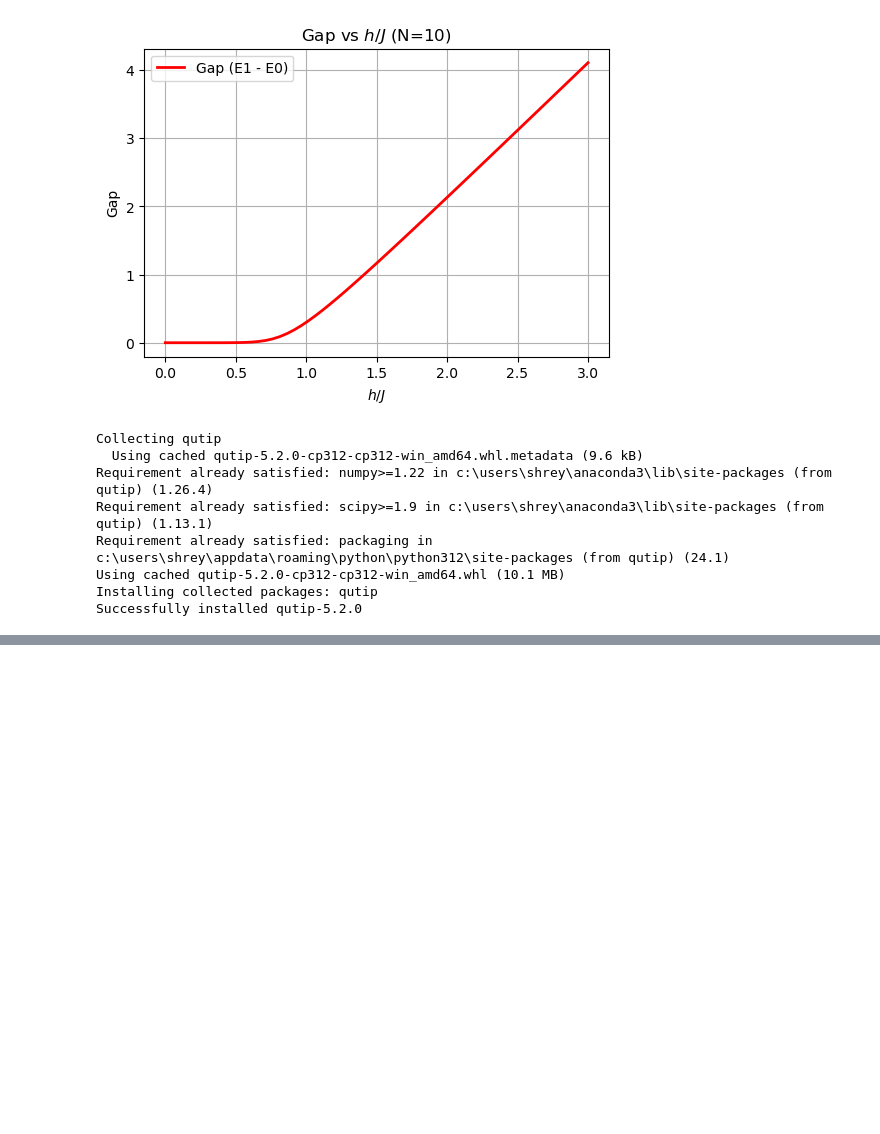
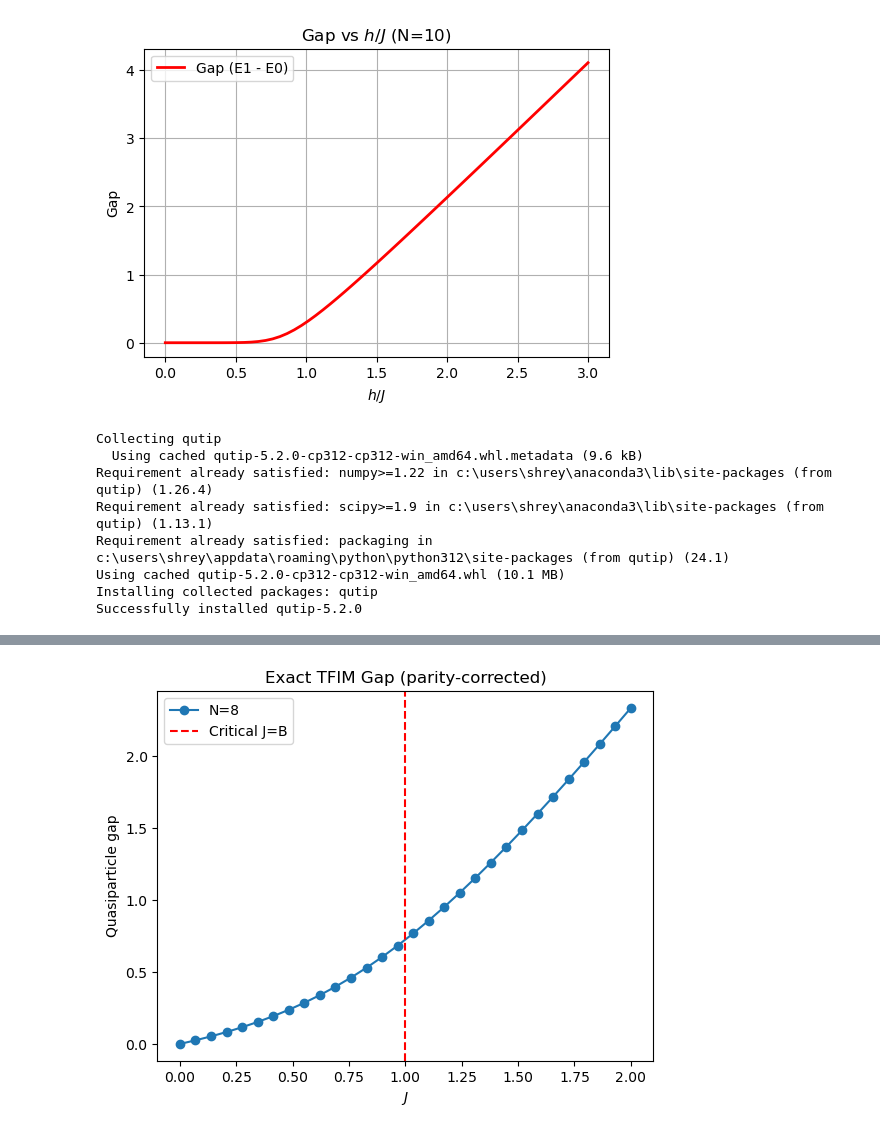
Before and after one commit to Shreyas-phys/Many-body-Dynamics, a Jupyter notebook: python code/ED.ipynb, the cells around one changed output, grey strips where cells are left out. Saved outputs shown, nothing was run; the diff lists cells and outputs as text; code cells hidden in the pictures; blank space fills up the shorter version.

```diff
--- a/python code/ED.ipynb
+++ b/python code/ED.ipynb
@@ -308,0 +428,16 @@ Successfully installed qutip-5.2.0
+# %%
+import matplotlib.pyplot as plt
+
+N = 8
+J_vals = np.linspace(0.0, 2.0, 30)
+gaps = [quasiparticle_gap(N, J, B=1.0) for J in J_vals]
+
+plt.plot(J_vals, gaps, 'o-', label=f"N={N}")
+plt.axvline(1.0, color="red", linestyle="--", label="Critical J=B")
+plt.xlabel(r"$J$")
+plt.ylabel("Quasiparticle gap")
+plt.title("Exact TFIM Gap (parity-corrected)")
+plt.legend()
+plt.show()
+# %% [output]
+[figure, added]
```
Also changed, not shown: parts of 2 cells of this notebook, 5 other files.
